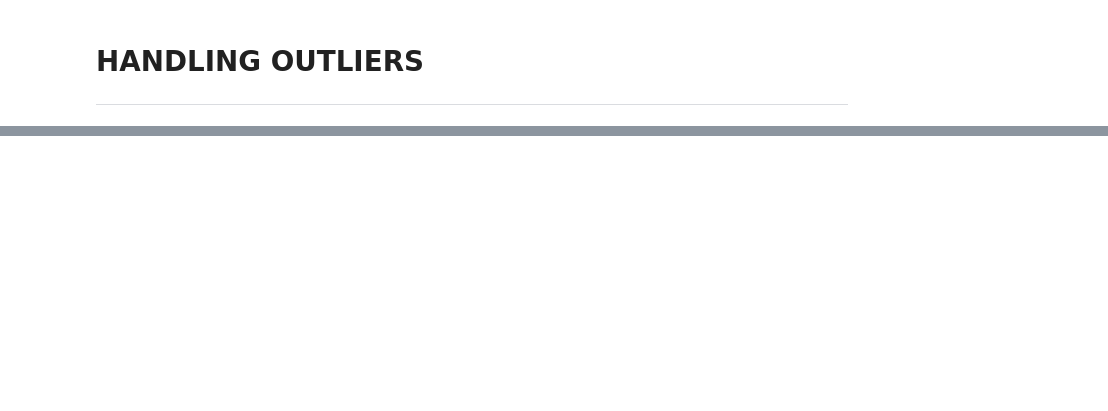
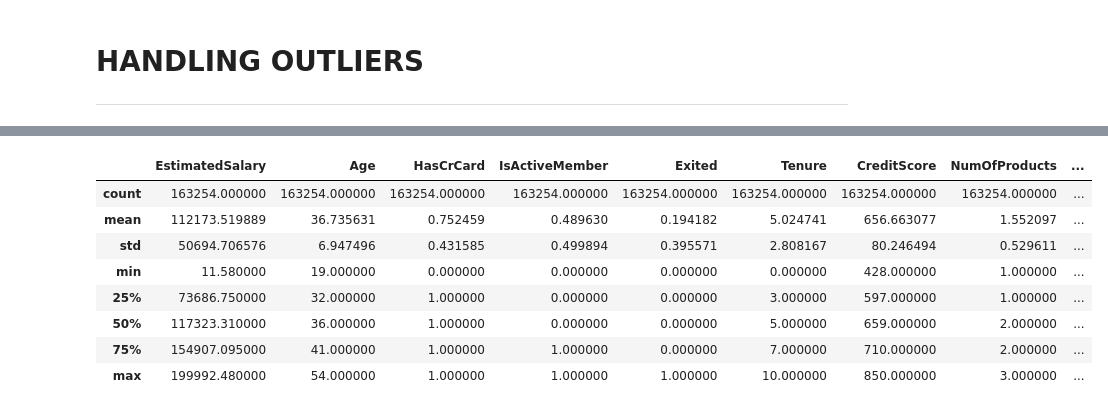
Before and after one commit to phiyenng/Bank-Customers-Churn-Prediction, a Jupyter notebook: notebooks/02_preprocessing.ipynb, the cells around one changed output, grey strips where cells are left out. Drawn from its saved outputs; the diff is of its cells as text; code cells hidden in the pictures; blank space fills up the shorter version.

```diff
--- a/notebooks/02_preprocessing.ipynb
+++ b/notebooks/02_preprocessing.ipynb
@@ -258,0 +102,12 @@ ROC AUC: 0.8828543927507227
+# %%
+df.describe()
+# %% [output]
+|  | EstimatedSalary | Age | HasCrCard | IsActiveMember | Exited | Tenure | CreditScore | NumOfProducts | ... |
+| count | 163254.000000 | 163254.000000 | 163254.000000 | 163254.000000 | 163254.000000 | 163254.000000 | 163254.000000 | 163254.000000 | ... |
+| mean | 112173.519889 | 36.735631 | 0.752459 | 0.489630 | 0.194182 | 5.024741 | 656.663077 | 1.552097 | ... |
+| std | 50694.706576 | 6.947496 | 0.431585 | 0.499894 | 0.395571 | 2.808167 | 80.246494 | 0.529611 | ... |
+| min | 11.580000 | 19.000000 | 0.000000 | 0.000000 | 0.000000 | 0.000000 | 428.000000 | 1.000000 | ... |
+| 25% | 73686.750000 | 32.000000 | 1.000000 | 0.000000 | 0.000000 | 3.000000 | 597.000000 | 1.000000 | ... |
+| 50% | 117323.310000 | 36.000000 | 1.000000 | 0.000000 | 0.000000 | 5.000000 | 659.000000 | 2.000000 | ... |
+| 75% | 154907.095000 | 41.000000 | 1.000000 | 1.000000 | 0.000000 | 7.000000 | 710.000000 | 2.000000 | ... |
+| max | 199992.480000 | 54.000000 | 1.000000 | 1.000000 | 1.000000 | 10.000000 | 850.000000 | 3.000000 | ... |
```
Also changed, not shown: parts of 45 cells of this notebook, 31 other files.
